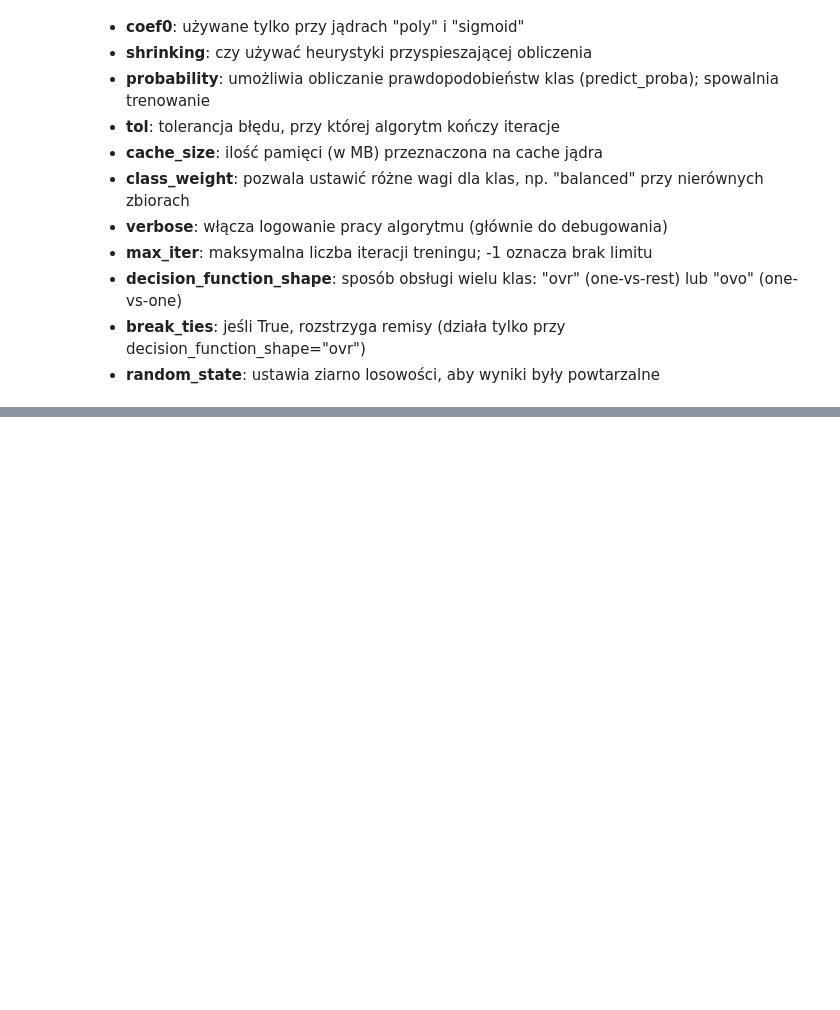
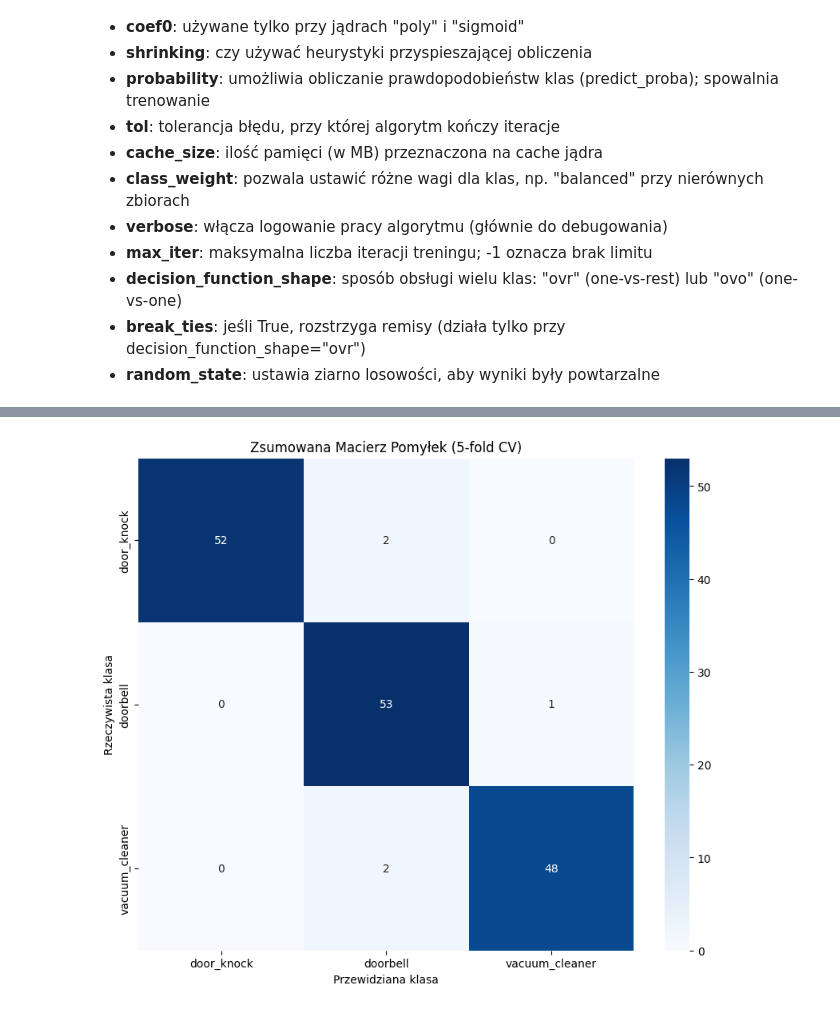
Before and after one commit to muzykos/Projekt_badawczy_System_rozpoznawania_zdarzen_dzwiekowych_w_przestrzeni_domowej, a Jupyter notebook: src/notebook/model-training.ipynb, the cells around one changed output, grey strips where cells are left out. Saved outputs shown, nothing was run; the diff lists cells and outputs as text; code cells hidden in the pictures; blank space fills up the shorter version.

```diff
--- a/src/notebook/model-training.ipynb
+++ b/src/notebook/model-training.ipynb
@@ -138,0 +235,28 @@ plt.show()
+# %%
+# 1. Definiujemy brakujące zmienne (K-Fold)
+k_folds = 5
+skf = StratifiedKFold(n_splits=k_folds, shuffle=True, random_state=42)
+
+# 2. Generujemy predykcje dla całego zbioru danych przy użyciu CV
+# Używamy features_xs i y_enc (cały zbiór), pipeline sam zadba o skalowanie wewnątrz każdego foldu
+y_pred_cv = cross_val_predict(clf_pipeline, features_xs, y_enc, cv=skf)
+
+# 3. Wizualizacja Macierzy Pomyłek
+plt.figure(figsize=(10, 8))
+cm = confusion_matrix(y_enc, y_pred_cv)
+
+sns.heatmap(
+    cm,
+    annot=True,
+    fmt="d",
+    cmap="Blues",
+    xticklabels=label_encoder.classes_, # Pobieramy nazwy klas z encodera
+    yticklabels=label_encoder.classes_
+)
+
+plt.xlabel("Przewidziana klasa")
+plt.ylabel("Rzeczywista klasa")
+plt.title(f"Zsumowana Macierz Pomyłek ({k_folds}-fold CV)")
+plt.show()
+# %% [output]
+[figure, added]
```
Also changed, not shown: parts of 8 cells of this notebook, 1 other file.
